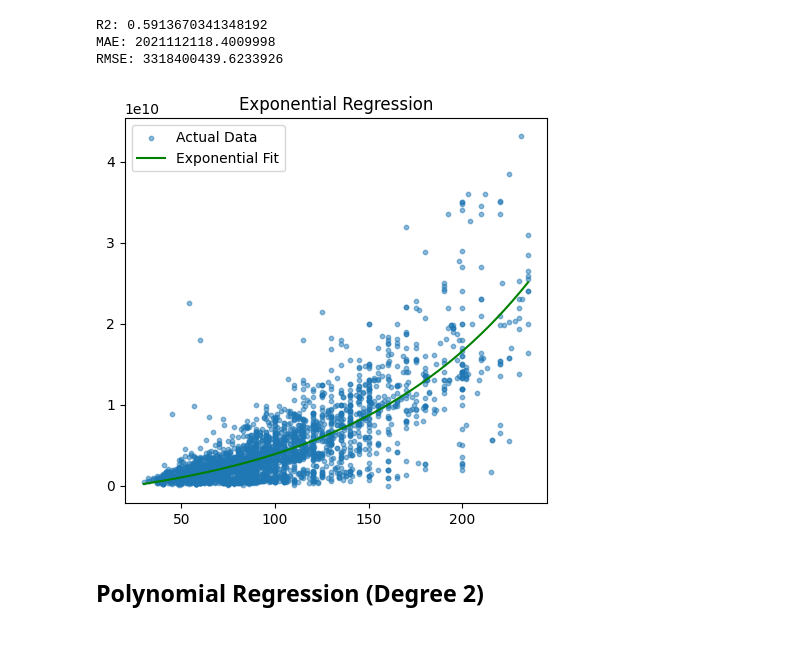
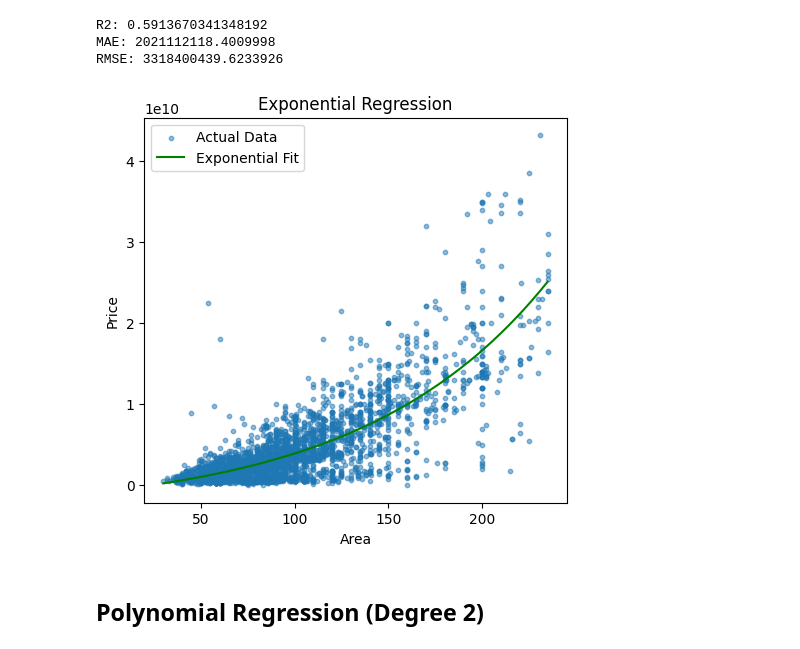
Before and after one commit to mohammadworks/machine-learning, a Jupyter notebook: tehran-house-price-prediction/tehran-house-price-prediction.ipynb, the cells around one changed output. Saved outputs shown, nothing was run; the diff lists cells and outputs as text; code cells hidden in the pictures.

```diff
--- a/tehran-house-price-prediction/tehran-house-price-prediction.ipynb
+++ b/tehran-house-price-prediction/tehran-house-price-prediction.ipynb
@@ -281,13 +283,15 @@ RMSE: 3318400439.6233926
 # %%
 plt.figure(figsize=(12, 5))
 plt.subplot(1, 2, 2)
 plt.scatter(x_exp, y_exp, s=10, alpha=0.5, label="Actual Data")
 plt.plot(np.sort(x_exp), exp_func(np.sort(x_exp), *popt_exp), color='green', label="Exponential Fit")
 plt.title("Exponential Regression")
+plt.xlabel("Area")
+plt.ylabel("Price")
 plt.legend()
 plt.show()
 # %% [output]
-[figure, old version]
+[figure, new version]
 # %% [markdown]
 ## Polynomial Regression (Degree 2)
 # %%
```
Also changed, not shown: parts of 2 cells of this notebook.
